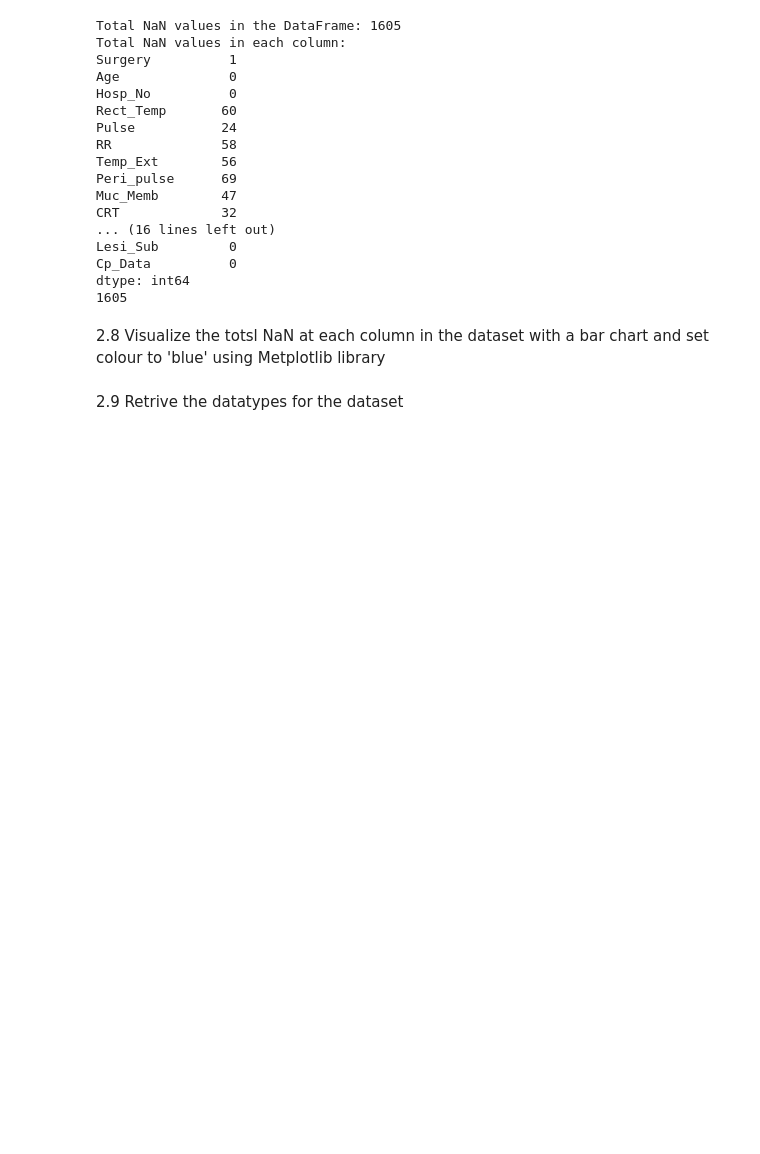
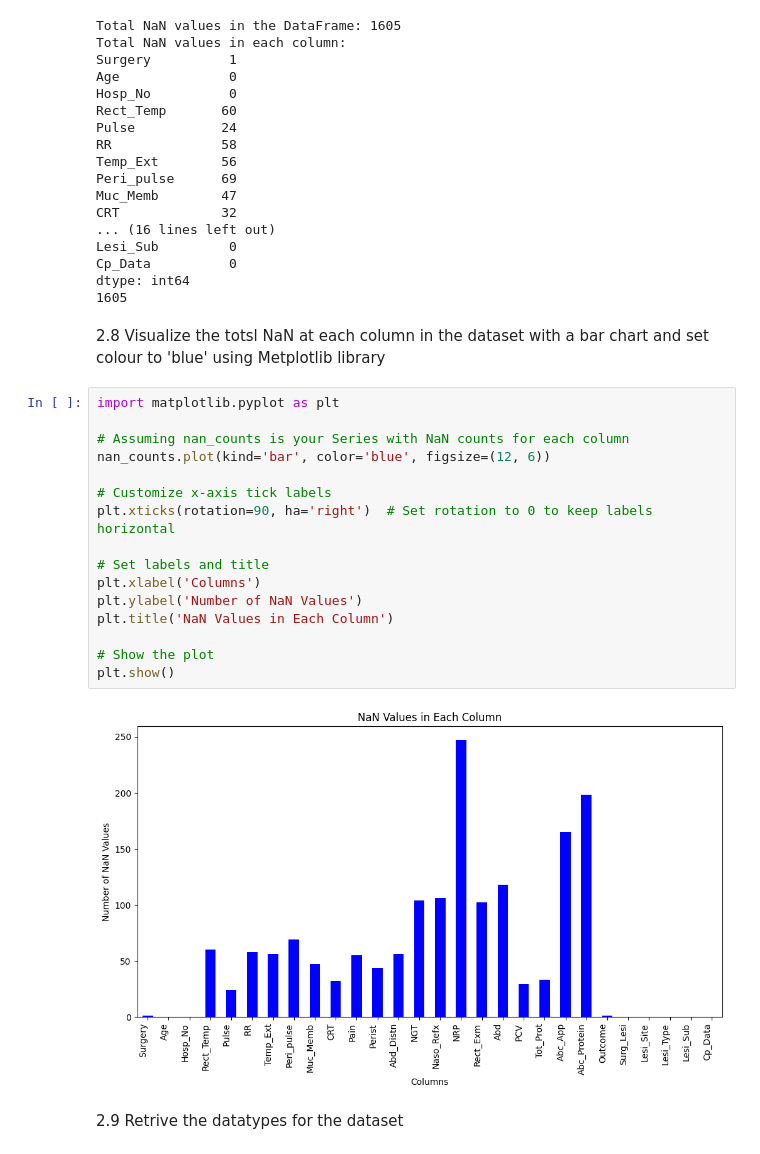
Before and after one commit to mohandaz/HIA-302-Project, a Jupyter notebook: HIA302_Project.ipynb, the cells around one changed output. Saved outputs shown, nothing was run; the diff lists cells and outputs as text; blank space fills up the shorter version.

```diff
--- a/HIA302_Project.ipynb
+++ b/HIA302_Project.ipynb
@@ -188,5 +188,23 @@ dtype: int64
 1605
 # %% [markdown]
 2.8 Visualize the totsl NaN at each column in the dataset with a bar chart and set colour to 'blue' using Metplotlib library
+# %%
+import matplotlib.pyplot as plt
+
+# Assuming nan_counts is your Series with NaN counts for each column
+nan_counts.plot(kind='bar', color='blue', figsize=(12, 6))
+
+# Customize x-axis tick labels
+plt.xticks(rotation=90, ha='right')  # Set rotation to 0 to keep labels horizontal
+
+# Set labels and title
+plt.xlabel('Columns')
+plt.ylabel('Number of NaN Values')
+plt.title('NaN Values in Each Column')
+
+# Show the plot
+plt.show()
+# %% [output]
+[figure, added]
 # %% [markdown]
 2.9 Retrive the datatypes for the dataset
```
Also changed, not shown: parts of 3 cells of this notebook.
